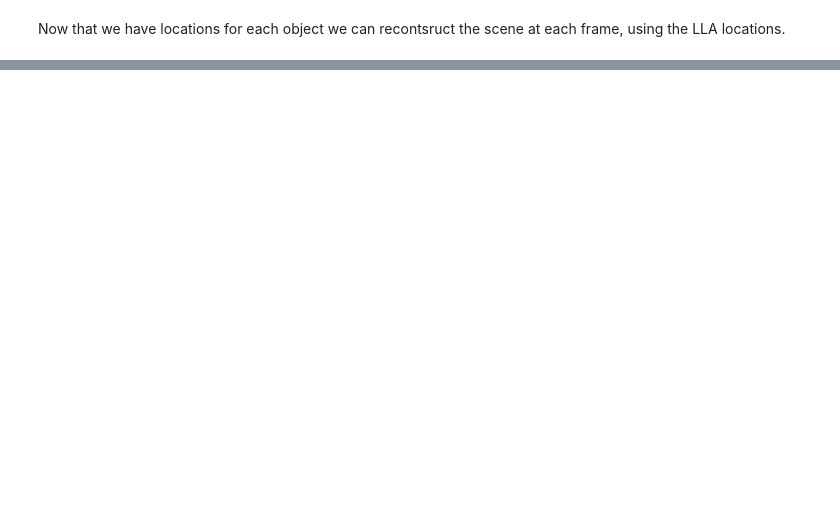
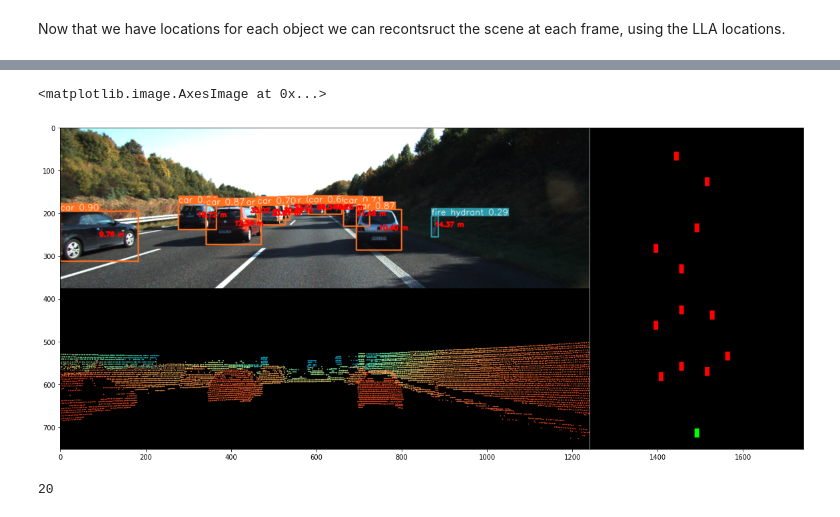
Before and after one commit to itberrios/CV_tracking, a Jupyter notebook: kitti_tracker/1_kitti_object_detection_lidar.ipynb, the cells around one changed output, grey strips where cells are left out. Saved outputs shown, nothing was run; the diff lists cells and outputs as text; code cells hidden in the pictures; blank space fills up the shorter version.

```diff
--- a/kitti_tracker/1_kitti_object_detection_lidar.ipynb
+++ b/kitti_tracker/1_kitti_object_detection_lidar.ipynb
@@ -667,0 +790,9 @@ plt.scatter(lat0, lon0, color='green');
+# %%
+plt.imshow(frame)
+# %% [output]
+<matplotlib.image.AxesImage at 0x...>
+[figure, added]
+# %%
+index
+# %% [output]
+20
```
Also changed, not shown: parts of 29 cells of this notebook.
